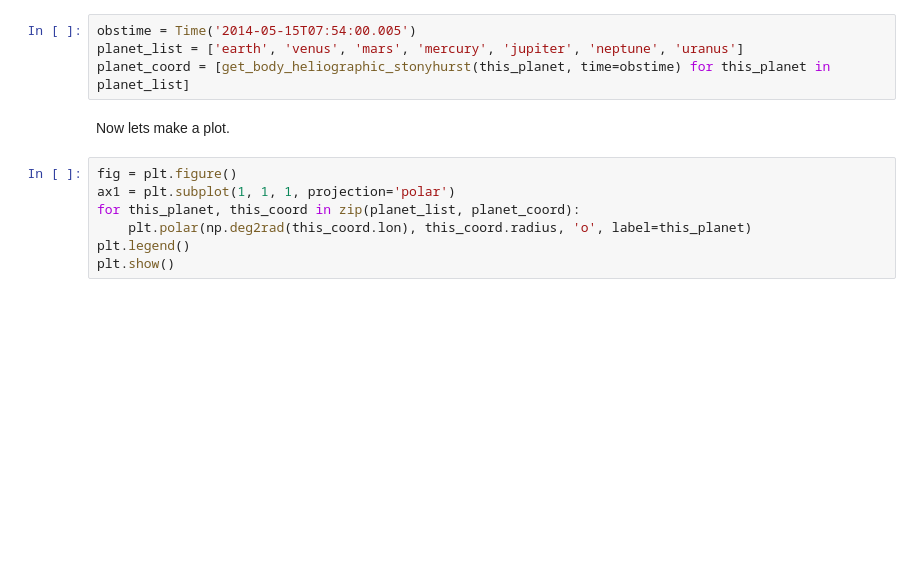
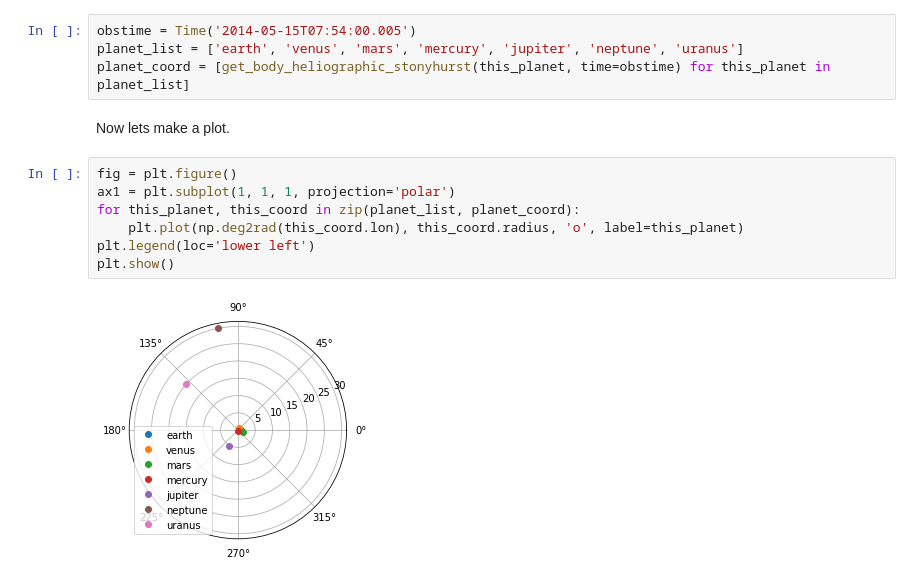
Before and after one commit to smithara/pyhc-jbook-experiment, a Jupyter notebook: src/planet_locations.ipynb, the cells around one changed output. Cells and saved outputs as stored; diff of their text form; blank space fills up the shorter version.

```diff
--- a/src/planet_locations.ipynb
+++ b/src/planet_locations.ipynb
@@ -22,7 +25,9 @@ Now lets make a plot.
 # %%
 fig = plt.figure()
 ax1 = plt.subplot(1, 1, 1, projection='polar')
 for this_planet, this_coord in zip(planet_list, planet_coord):
-    plt.polar(np.deg2rad(this_coord.lon), this_coord.radius, 'o', label=this_planet)
-plt.legend()
+    plt.plot(np.deg2rad(this_coord.lon), this_coord.radius, 'o', label=this_planet)
+plt.legend(loc='lower left')
 plt.show()
+# %% [output]
+[figure, added]
```
Also changed, not shown: parts of 3 cells of this notebook, 10 other files.
